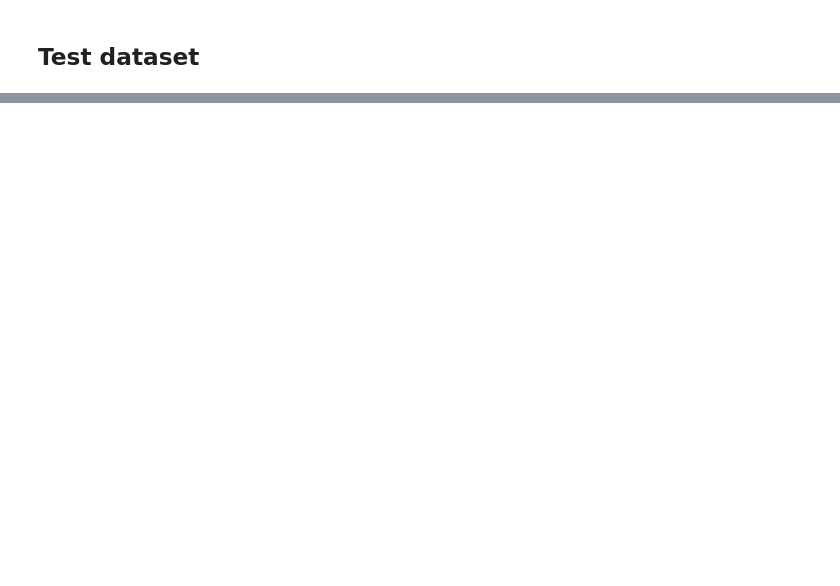
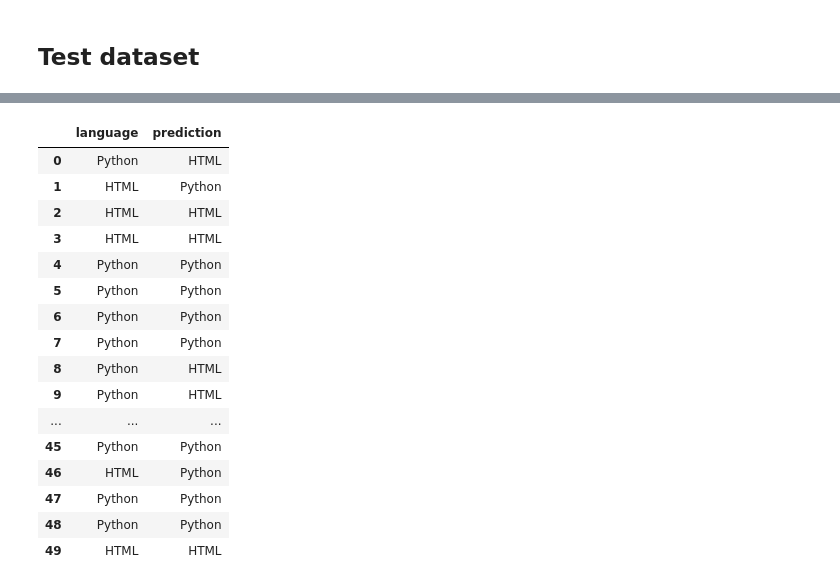
Before and after one commit to NLP-Casey-Harris-Wood-Project/nlp-project, a Jupyter notebook: modeling.ipynb, the cells around one changed output, grey strips where cells are left out. Cells and saved outputs as stored; diff of their text form; code cells hidden in the pictures; blank space fills up the shorter version.

```diff
--- a/modeling.ipynb
+++ b/modeling.ipynb
@@ -501,0 +503,20 @@ X_test_bow = tfidf_1.transform(X_test)
+# %%
+pd.read_csv('predictions.csv', index_col=0)
+# %% [output]
+|  | language | prediction |
+| 0 | Python | HTML |
+| 1 | HTML | Python |
+| 2 | HTML | HTML |
+| 3 | HTML | HTML |
+| 4 | Python | Python |
+| 5 | Python | Python |
+| 6 | Python | Python |
+| 7 | Python | Python |
+| 8 | Python | HTML |
+| 9 | Python | HTML |
+| ... | ... | ... |
+| 45 | Python | Python |
+| 46 | HTML | Python |
+| 47 | Python | Python |
+| 48 | Python | Python |
+| 49 | HTML | HTML |
```
Also changed, not shown: parts of 4 cells of this notebook, 5 other files.
